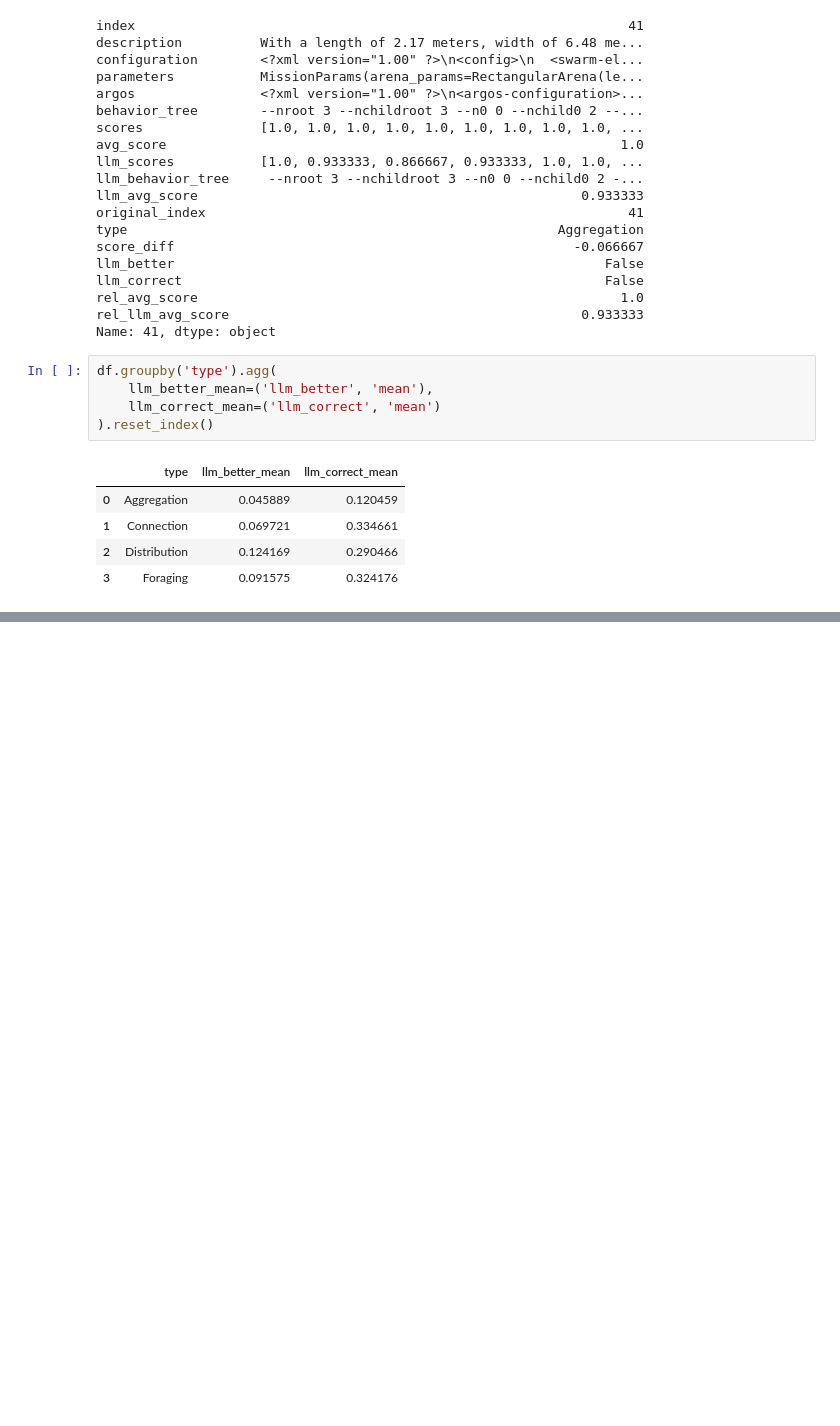
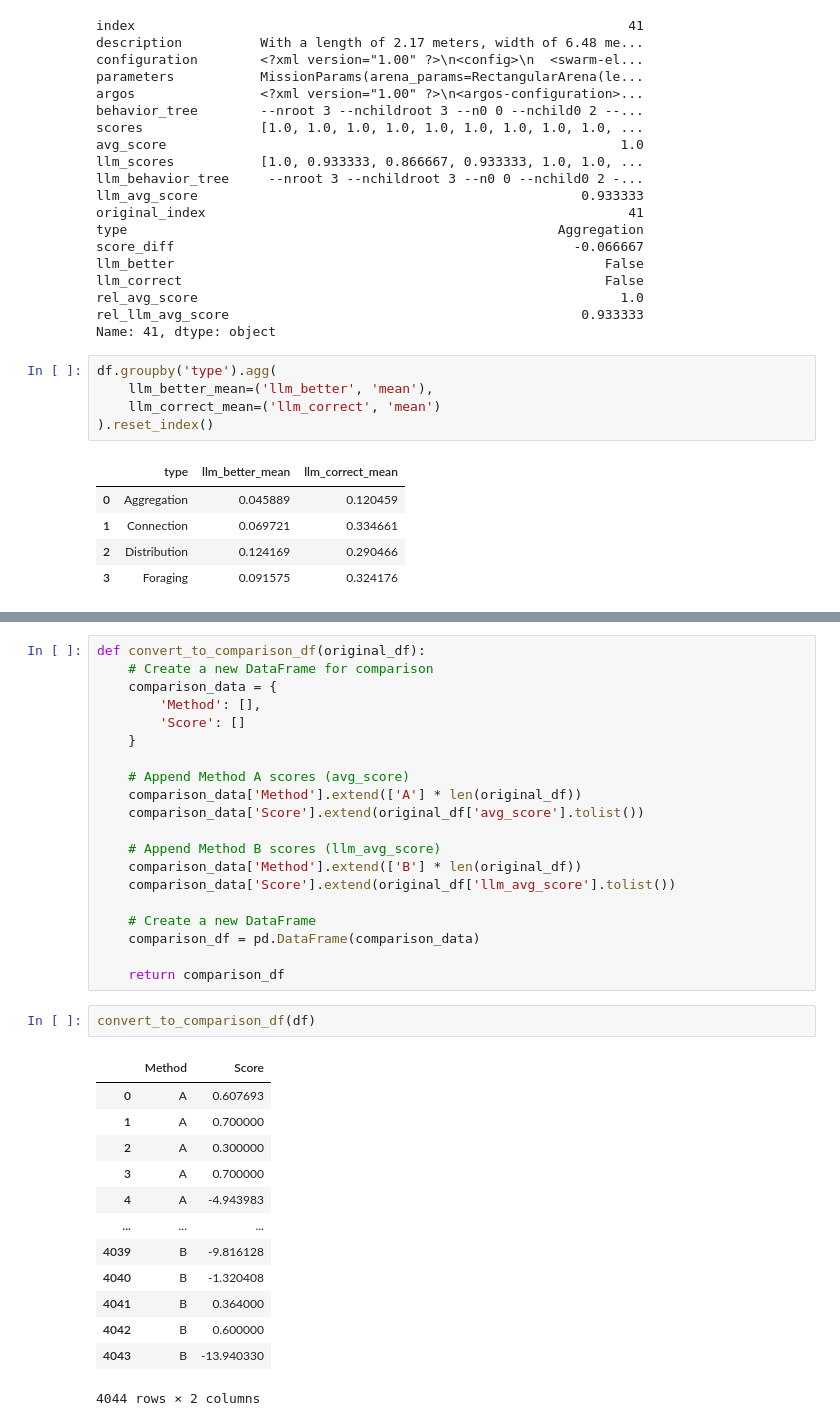
Before and after one commit to julianjandeleit/thesis_llm_collective_behavior_generation, a Jupyter notebook: analysis_notebooks/llm_comparative_analysis.ipynb, the cells around one changed output, grey strips where cells are left out. Drawn from its saved outputs; the diff is of its cells as text; blank space fills up the shorter version.

```diff
--- a/analysis_notebooks/llm_comparative_analysis.ipynb
+++ b/analysis_notebooks/llm_comparative_analysis.ipynb
@@ -267,0 +309,36 @@ df.groupby('type').agg(
+# %%
+def convert_to_comparison_df(original_df):
+    # Create a new DataFrame for comparison
+    comparison_data = {
+        'Method': [],
+        'Score': []
+    }
+
+    # Append Method A scores (avg_score)
+    comparison_data['Method'].extend(['A'] * len(original_df))
+    comparison_data['Score'].extend(original_df['avg_score'].tolist())
+
+    # Append Method B scores (llm_avg_score)
+    comparison_data['Method'].extend(['B'] * len(original_df))
+    comparison_data['Score'].extend(original_df['llm_avg_score'].tolist())
+
+    # Create a new DataFrame
+    comparison_df = pd.DataFrame(comparison_data)
+
+    return comparison_df
+# %%
+convert_to_comparison_df(df)
+# %% [output]
+|  | Method | Score |
+| 0 | A | 0.607693 |
+| 1 | A | 0.700000 |
+| 2 | A | 0.300000 |
+| 3 | A | 0.700000 |
+| 4 | A | -4.943983 |
+| ... | ... | ... |
+| 4039 | B | -9.816128 |
+| 4040 | B | -1.320408 |
+| 4041 | B | 0.364000 |
+| 4042 | B | 0.600000 |
+| 4043 | B | -13.940330 |
+4044 rows × 2 columns
```
Also changed, not shown: parts of 7 cells of this notebook.
